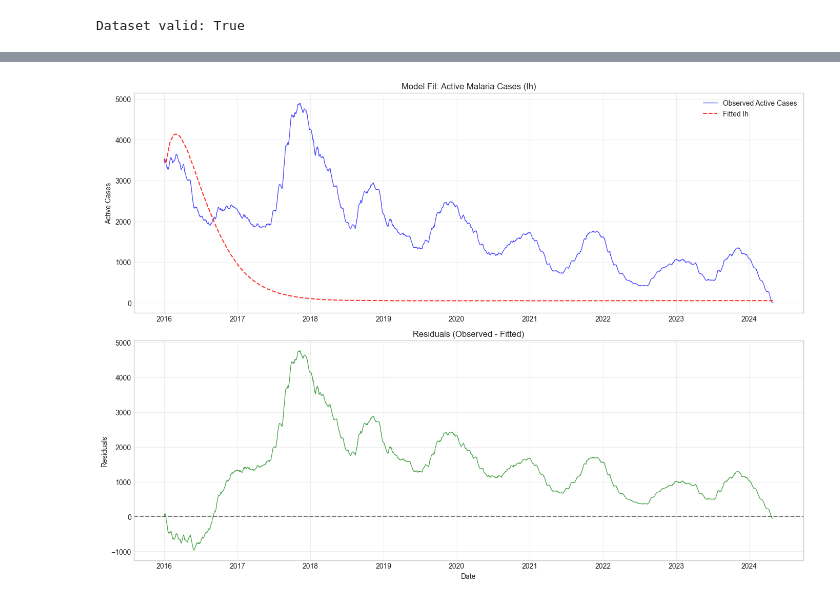
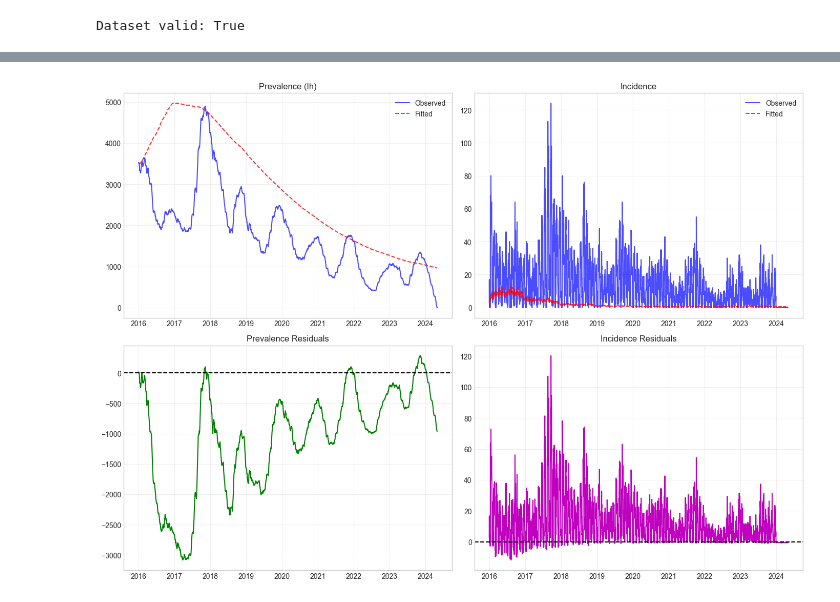
Before and after one commit to fccoelho/epimodels, a Jupyter notebook: docs/Examples/tests_sirsei/Model_Fitting_SIRSEI.ipynb, the cells around one changed output, grey strips where cells are left out. Saved outputs shown, nothing was run; the diff lists cells and outputs as text; code cells hidden in the pictures.

Commit message:
Updates SIRSEI models, include test with prevalence

```diff
--- a/docs/Examples/tests_sirsei/Model_Fitting_SIRSEI.ipynb
+++ b/docs/Examples/tests_sirsei/Model_Fitting_SIRSEI.ipynb
@@ -229,18 +171,0 @@ Optimizable parameters (11):
-# %%
-fixed_params = {
-    'BE': 200,
-    'tauE': 1,
-    'tauP': 1,
-    'D1': 32.5,
-    'RL': 32.26,
-    'mu_H': 0.00004,
-    'gamma': 1/120,
-    'DD': 105,
-    'Tmin': 14.5,
-    'N': N,
-    'M': M,
-}
-
-print(f"Fixed parameters ({len(fixed_params)}):")
-for k, v in fixed_params.items():
-    print(f"  {k}: {v}")
@@ -414,33 +231,48 @@ fitted_Ih = fitted_model.traces['Ih']
 # %%
 dates = merged_df['date'].values
 
-# Interpolate fitted model output to match observed time points
+# Interpolate to observed time points
 fitted_Ih_interp = np.interp(times, fitted_times, fitted_Ih)
+fitted_incidence_interp = np.interp(times, fitted_times, fitted_incidence)
 
-fig, axes = plt.subplots(2, 1, figsize=(14, 10))
+fig, axes = plt.subplots(2, 2, figsize=(14, 10))
 
-axes[0].plot(dates, observed_cases, 'b-', alpha=0.7, linewidth=1, label='Observed Active Cases')
-axes[0].plot(dates, fitted_Ih_interp, 'r--', alpha=0.8, linewidth=1.5, label='Fitted Ih')
-axes[0].set_ylabel('Active Cases')
-axes[0].set_title('Model Fit: Active Malaria Cases (Ih)')
-axes[0].legend()
-axes[0].grid(True, alpha=0.3)
+# Prevalence
+axes[0, 0].plot(dates, observed_prevalence, 'b-', alpha=0.7, label='Observed')
+axes[0, 0].plot(dates, fitted_Ih_interp, 'r--', alpha=0.8, label='Fitted')
+axes[0, 0].set_title('Prevalence (Ih)')
+axes[0, 0].legend()
+axes[0, 0].grid(True, alpha=0.3)
 
-residuals = observed_cases - fitted_Ih_interp
-axes[1].plot(dates, residuals, 'g-', alpha=0.7, linewidth=1)
-axes[1].axhline(y=0, color='k', linestyle='--', alpha=0.5)
-axes[1].set_ylabel('Residuals')
-axes[1].set_xlabel('Date')
-axes[1].set_title('Residuals (Observed - Fitted)')
-axes[1].grid(True, alpha=0.3)
+# Incidence
+axes[0, 1].plot(dates, observed_incidence, 'b-', alpha=0.7, label='Observed')
+axes[0, 1].plot(dates, fitted_incidence_interp, 'r--', alpha=0.8, label='Fitted')
+axes[0, 1].set_title('Incidence')
+axes[0, 1].legend()
+axes[0, 1].grid(True, alpha=0.3)
+
+# Prevalence residuals
+residuals_prev = observed_prevalence - fitted_Ih_interp
+axes[1, 0].plot(dates, residuals_prev, 'g-')
+axes[1, 0].axhline(y=0, color='k', linestyle='--')
+axes[1, 0].set_title('Prevalence Residuals')
+axes[1, 0].grid(True, alpha=0.3)
+
+# Incidence residuals
+residuals_inc = observed_incidence - fitted_incidence_interp
+axes[1, 1].plot(dates, residuals_inc, 'm-')
+axes[1, 1].axhline(y=0, color='k', linestyle='--')
+axes[1, 1].set_title('Incidence Residuals')
+axes[1, 1].grid(True, alpha=0.3)
 
 plt.tight_layout()
 plt.show()
 
-rmse = np.sqrt(np.mean(residuals**2))
-mae = np.mean(np.abs(residuals))
-print(f"\nFit Quality Metrics:")
-print(f"  RMSE: {rmse:.2f}")
-print(f"  MAE: {mae:.2f}")
+rmse_prev = np.sqrt(np.mean(residuals_prev**2))
+rmse_inc = np.sqrt(np.mean(residuals_inc**2))
+
+print(f"\nFit Quality:")
+print(f"  Prevalence RMSE: {rmse_prev:.2f}")
+print(f"  Incidence RMSE: {rmse_inc:.2f}")
 # %% [output]
-[figure, old version]
+[figure, new version]
```
Also changed, not shown: parts of 36 cells of this notebook, 2 other files.
